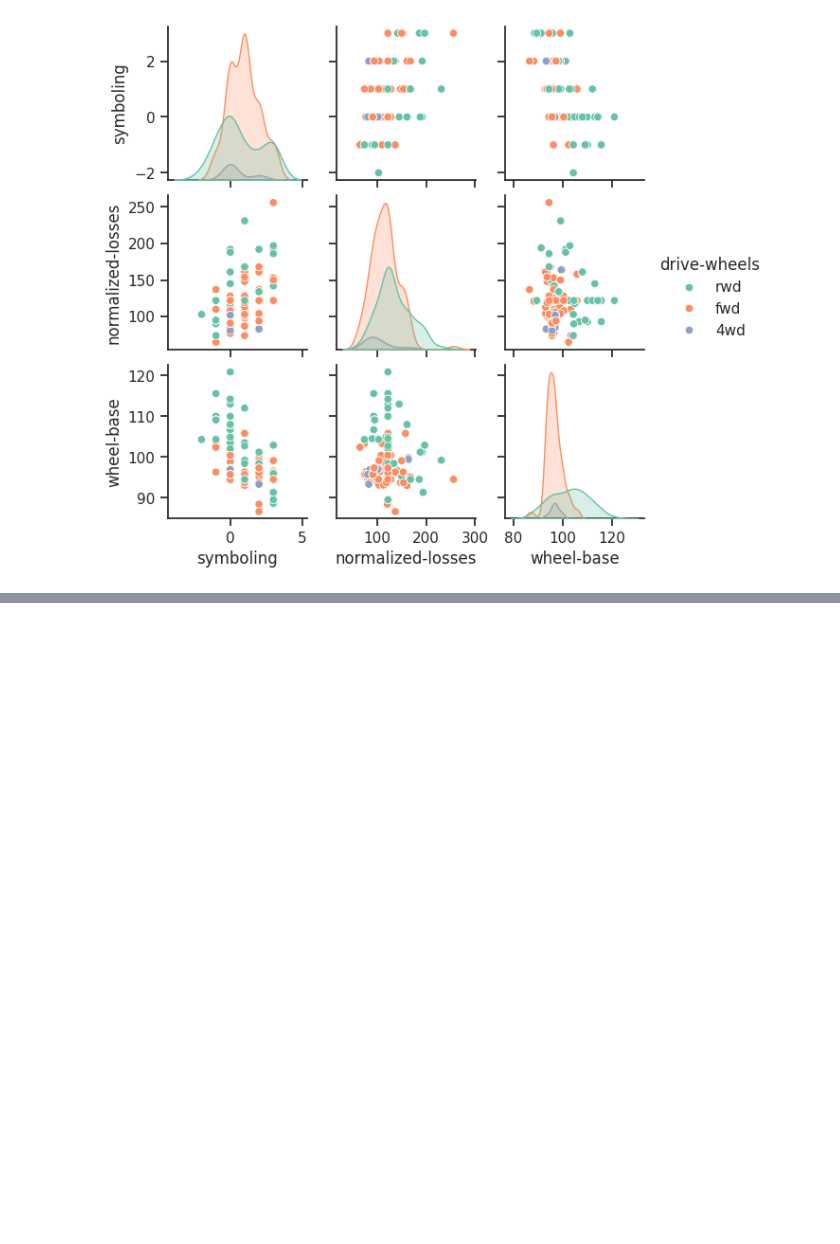
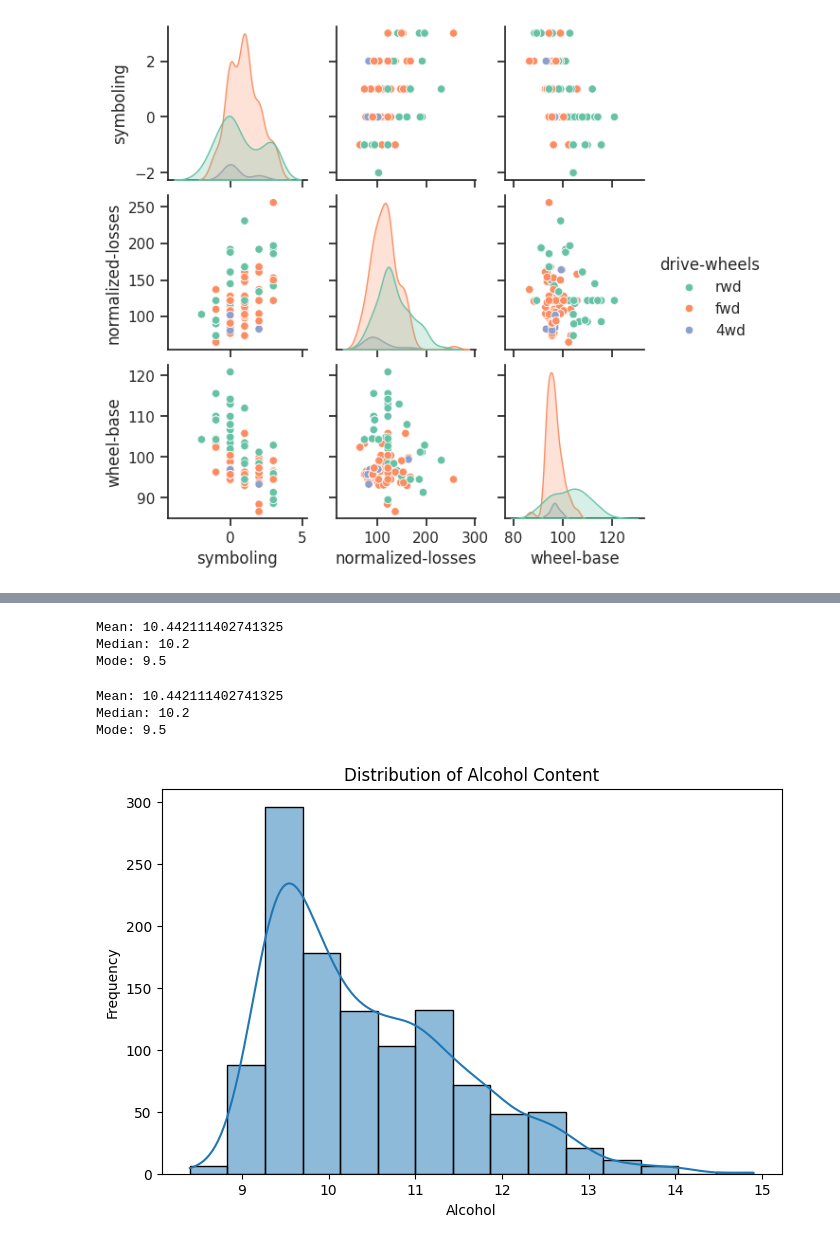
Before and after one commit to pariiii-khandal/EDA_PROJECT, a Jupyter notebook: 25BDS0197_Lab4.ipynb, the cells around one changed output, grey strips where cells are left out. Drawn from its saved outputs; the diff is of its cells as text; code cells hidden in the pictures; blank space fills up the shorter version.

```diff
--- a/25BDS0197_Lab4.ipynb
+++ b/25BDS0197_Lab4.ipynb
@@ -231,3 +231,12 @@ sns.pairplot(
 plt.show()
 # %% [output]
 [figure]
+# %%
+import matplotlib.pyplot as plt
+import seaborn as sns
+import pandas as pd
+import numpy as np
+
+df = pd.read_csv("WineQT.csv")
+
+print(df.head())
@@ -233,0 +342,36 @@ plt.show()
+# %%
+mean = df["alcohol"].mean()
+median = df["alcohol"].median()
+mode = df["alcohol"].mode()[0]
+
+print("Mean:", mean)
+print("Median:", median)
+print("Mode:", mode)
+# %% [output]
+Mean: 10.442111402741325
+Median: 10.2
+Mode: 9.5
+# %%
+mean = df["alcohol"].mean()
+median = df["alcohol"].median()
+mode = df["alcohol"].mode()[0]
+
+print("Mean:", mean)
+print("Median:", median)
+print("Mode:", mode)
+# %% [output]
+Mean: 10.442111402741325
+Median: 10.2
+Mode: 9.5
+# %%
+plt.figure(figsize=(8,5))
+
+sns.histplot(df["alcohol"], kde=True, bins=15)
+
+plt.title("Distribution of Alcohol Content")
+plt.xlabel("Alcohol")
+plt.ylabel("Frequency")
+
+plt.show()
+# %% [output]
+[figure, added]
```
Also changed, not shown: parts of 15 cells of this notebook.
